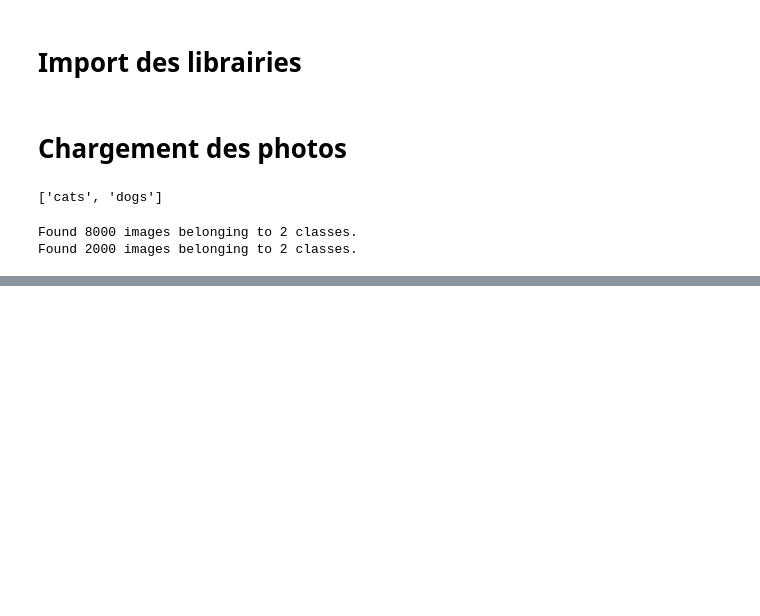
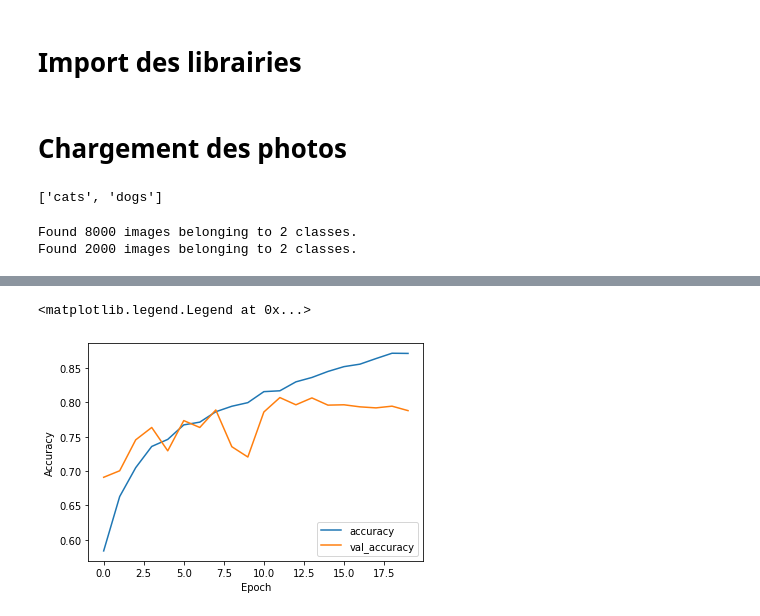
Before and after one commit to Remyb98/5I-IN7, a Jupyter notebook: Projet/DOG_AND_CAT/DogsAndCatsCnn.ipynb, the cells around one changed output, grey strips where cells are left out. Drawn from its saved outputs; the diff is of its cells as text; code cells hidden in the pictures; blank space fills up the shorter version.

```diff
--- a/Projet/DOG_AND_CAT/DogsAndCatsCnn.ipynb
+++ b/Projet/DOG_AND_CAT/DogsAndCatsCnn.ipynb
@@ -48,14 +36,18 @@ train_datagen = ImageDataGenerator(rescale = 1./255, shear_range = 0.2, zoom_ran
 test_datagen = ImageDataGenerator(rescale = 1./255)
 # %%
-training_set = train_datagen.flow_from_directory(train_path,
-                                                 target_size = (64, 64),
-                                                 batch_size = 32,
-                                                 class_mode = 'binary')
+training_set = train_datagen.flow_from_directory(
+    train_path,
+    target_size = (64, 64),
+    batch_size = 32,
+    class_mode = 'binary'
+)
 
-test_set = test_datagen.flow_from_directory(test_path,
-                                            target_size = (64, 64),
-                                            batch_size = 32,
-                                            class_mode = 'binary')
+test_set = test_datagen.flow_from_directory(
+    test_path,
+    target_size = (64, 64),
+    batch_size = 32,
+    class_mode = 'binary'
+)
 # %% [output]
 Found 8000 images belonging to 2 classes.
 Found 2000 images belonging to 2 classes.
@@ -81,0 +74,9 @@ Epoch 20/20
+# %%
+plt.plot(history.history['accuracy'], label='accuracy')
+plt.plot(history.history['val_accuracy'], label='val_accuracy')
+plt.xlabel('Epoch')
+plt.ylabel('Accuracy')
+plt.legend(loc='lower right')
+# %% [output]
+<matplotlib.legend.Legend at 0x...>
+[figure, added]
```
Also changed, not shown: parts of 8 cells of this notebook.
